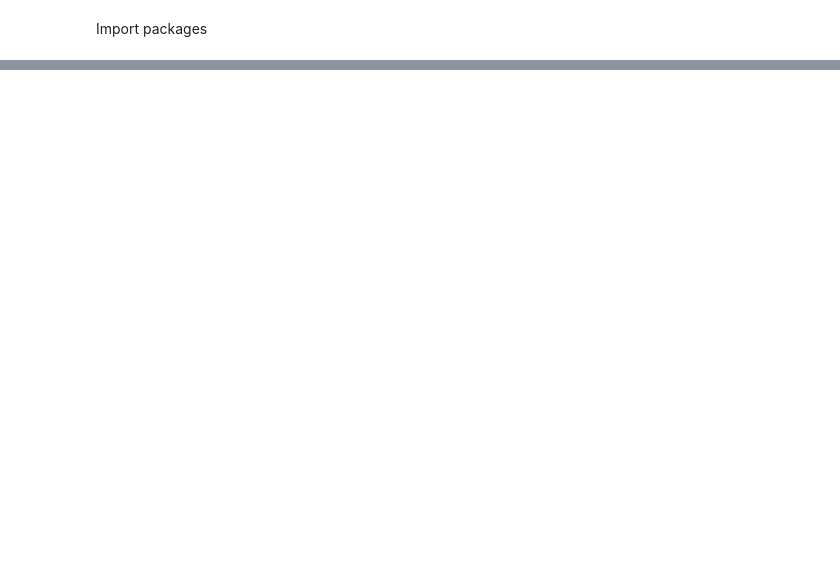
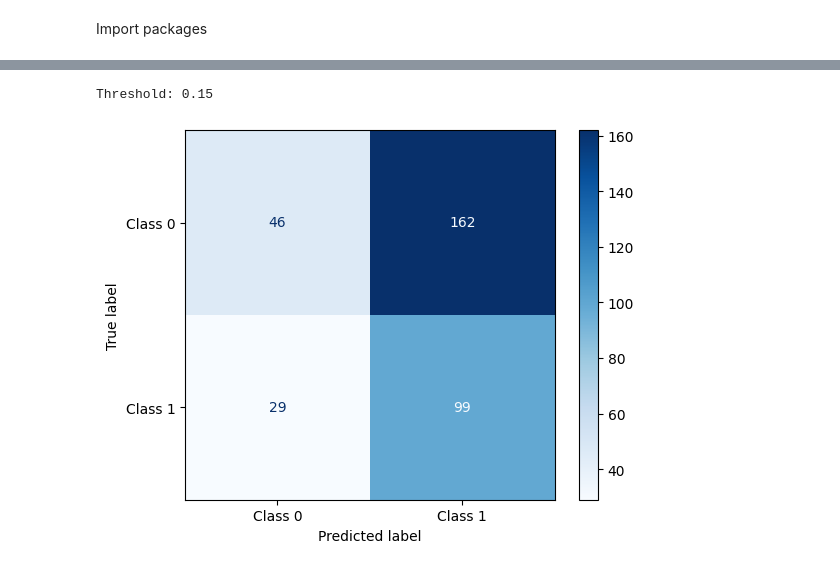
Before and after one commit to schreiberdk/lewagon-breast-cancer-project, a Jupyter notebook: notebooks/notebook_AS.ipynb, the cells around one changed output, grey strips where cells are left out. Saved outputs shown, nothing was run; the diff lists cells and outputs as text; code cells hidden in the pictures; blank space fills up the shorter version.

```diff
--- a/notebooks/notebook_AS.ipynb
+++ b/notebooks/notebook_AS.ipynb
@@ -167,0 +172,2 @@ X_test, y_test = load_data(test_dir, classes)
+# %%
+X_new, y_new = load_data_mini_ddsm("../raw_data/classification2")
@@ -317,0 +358,23 @@ Epoch 10/200
+# %%
+from sklearn.model_selection import train_test_split
+import numpy as np
+
+# 1. Combine your existing training and validation sets
+X_combined = np.concatenate([X_train, X_val])
+y_combined = np.concatenate([y_train, y_val])
+
+# 2. Shuffle and split into new training and validation sets
+X_new_train, X_new_val, y_new_train, y_new_val = train_test_split(
+    X_combined,
+    y_combined,
+    test_size=0.2,         # You can adjust this (e.g., 0.2 = 20% for validation)
+    stratify=y_combined,   # Preserve class balance
+    shuffle=True,
+    # For reproducibility
+)
+del X_combined
+del y_combined
+# %%
+with tf.device("/GPU:0"):
+   model = create_model()
+   model, history = train_model(model, X_new_train, y_new_train, X_new_val, y_new_val)
@@ -323,0 +513,2 @@ res
+# %%
+pred4 = model.predict(X_test)
@@ -323,0 +517,19 @@ res
+# %%
+from sklearn.metrics import ConfusionMatrixDisplay
+from sklearn.metrics import confusion_matrix
+
+threshold = 0.15
+final_preds4 = (pred4 >= threshold).astype(int)
+
+cm = confusion_matrix(y_test, final_preds4)
+cm_percent = cm / cm.sum() * 100
+
+print("Threshold:", threshold)
+#print(cm)
+
+disp = ConfusionMatrixDisplay(confusion_matrix=cm, display_labels=['Class 0', 'Class 1'])
+disp.plot(cmap=plt.cm.Blues)
+plt.show()
+# %% [output]
+Threshold: 0.15
+[figure, added]
```
Also changed, not shown: parts of 97 cells of this notebook, 1 other file.
